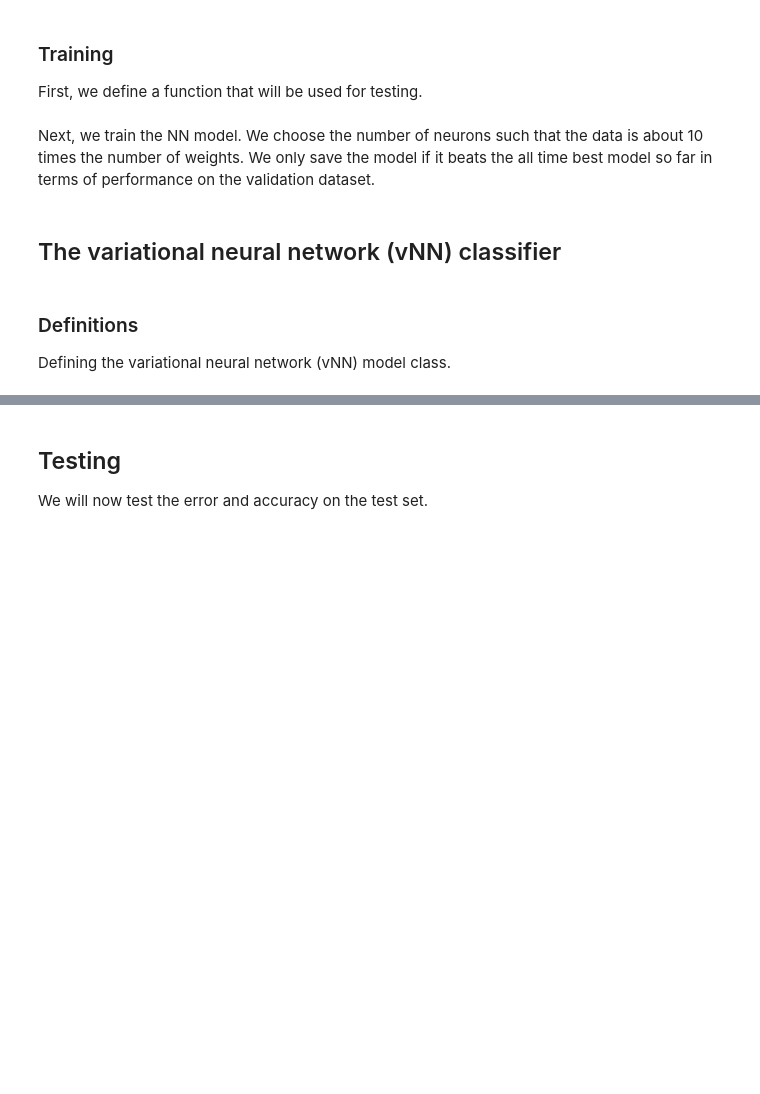
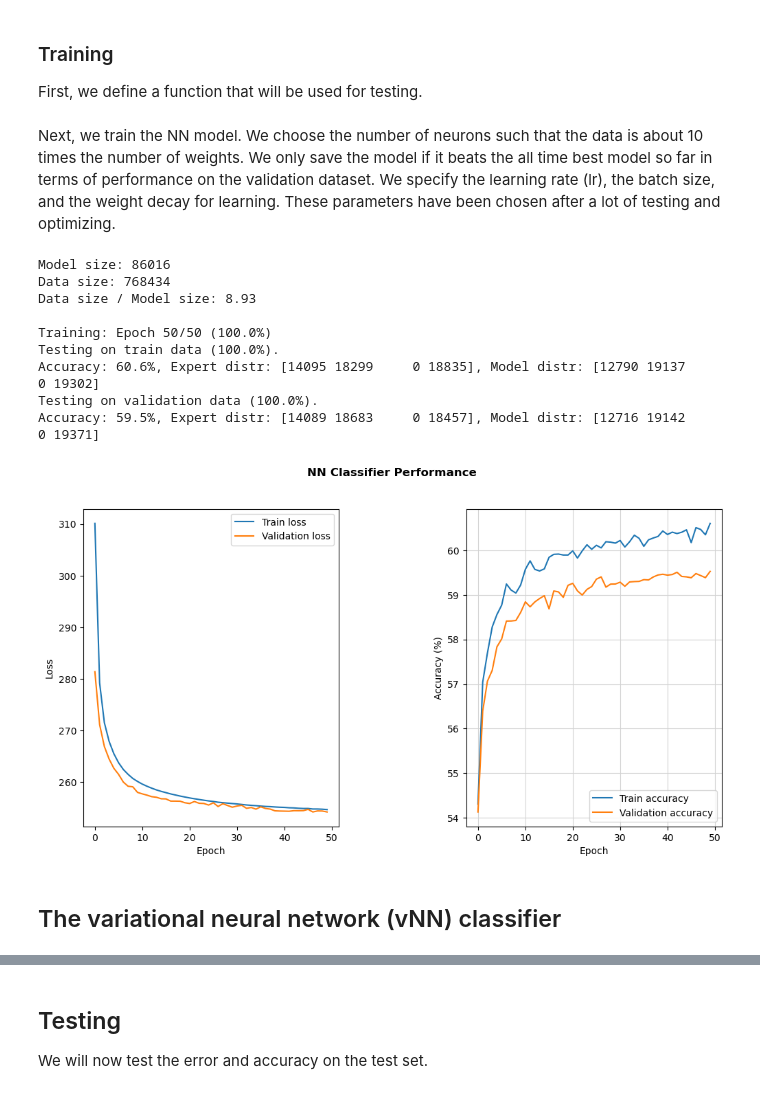
Before and after one commit to bsilue-vub/SFML_Project, a Jupyter notebook: code/question_1/question_1.ipynb, the cells around one changed output, grey strips where cells are left out. Saved outputs shown, nothing was run; the diff lists cells and outputs as text; code cells hidden in the pictures; blank space fills up the shorter version.

```diff
--- a/code/question_1/question_1.ipynb
+++ b/code/question_1/question_1.ipynb
@@ -48,8 +50,7 @@ After converting the data in this format, we will use a pre-trained variational
 #======================================#
 
 def get_preprocessed_vector_data(preprocessed_readable_data):
-    """ Preprocessing of game data into vector state representation.
-    """
+
     print("Preprocessing data into vector form.")
     # Get json converters
     with open('data/utils/rank2numbr__dataset.json', 'r') as file:
@@ -190,17 +191,10 @@ class VAE(nn.Module):
             loss = F.mse_loss(recon_x, x, reduction='sum')
         elif self.loss_type == "bce":
             loss = F.binary_cross_entropy(recon_x, x, reduction='sum')
-        elif self.loss_type == "kl":
+        elif self.loss_type == "kl": # KL Divergence
             kl_loss = -0.5 * \
                 torch.sum(1 + z_logvar - z_mean.pow(2) - z_logvar.exp())
             loss = kl_loss
-        elif self.loss_type == "wasserstein":
-            learned_mean = z_mean.mean(dim=0)
-            learned_std = torch.exp(0.5 * z_logvar).mean(dim=0)
-            prior_mean = torch.zeros_like(learned_mean)
-            prior_std = torch.ones_like(learned_std)
-            loss = torch.abs(learned_mean - prior_mean).sum() \
-                + torch.abs(learned_std - prior_std).sum()
         else:
             raise ValueError("Invalid loss type specified.")
         return loss
@@ -420,7 +425,7 @@ def to_one_hot(lst):
     one_hot[max_index] = 1
     return one_hot
 # %% [markdown]
-Next, we train the NN model. We choose the number of neurons such that the data is about 10 times the number of weights. We only save the model if it beats the all time best model so far in terms of performance on the validation dataset.
+Next, we train the NN model. We choose the number of neurons such that the data is about 10 times the number of weights. We only save the model if it beats the all time best model so far in terms of performance on the validation dataset. We specify the learning rate (lr), the batch size, and the weight decay for learning. These parameters have been chosen after a lot of testing and optimizing.
 # %%
 #===================#
 #=== NN TRAINING ===#
@@ -467,11 +472,11 @@ if __name__ == '__main__':
         if type(nn_classifier.generator_nn[i]) == nn.Linear:
             layer_dimension = len(nn_classifier.generator_nn[i].weight)
             total_dimension *= layer_dimension
-    print(f"Model size: {total_dimension}.")
-    print(f"Data size: {len(train_data)}.")
-    print(f"Data size / Model size: {len(train_data)/total_dimension:.2f}.\n")
+    print(f"Model size: {total_dimension}")
+    print(f"Data size: {len(train_data)}")
+    print(f"Data size / Model size: {len(train_data)/total_dimension:.2f}\n")
 
-    # Load mordel and data onto device
+    # Load model and data onto device
     nn_classifier = nn_classifier.to(device)
     train_inputs = torch.tensor(train_data[:, :state_dim])
     train_outputs = torch.tensor(train_data[:, state_dim:])
@@ -528,35 +533,47 @@ if __name__ == '__main__':
         val_scores.append(val_score)
 
         # Save
         if val_score > max_score and save == True:
             # Save max score
             max_score = val_score
             # Save the model
             torch.save(nn_classifier.state_dict(), f'models/{nn_classifier.name}.pth')
 
     # Plot performance
     epochs = range(num_epochs)
 
+    plt.figure(figsize=(12, 6))
     plt.suptitle("NN Classifier Performance", fontweight='bold')
+
     plt.subplot(1, 2, 1)
     plt.plot(epochs, train_losses, label='Train loss')
     plt.plot(epochs, val_losses, label='Validation loss')
     plt.xlabel('Epoch')
     plt.ylabel('Loss')
     plt.legend()
 
     plt.subplot(1, 2, 2)
     plt.plot(epochs, train_scores, label='Train accuracy')
     plt.plot(epochs, val_scores, label='Validation accuracy')
     plt.xlabel('Epoch')
     plt.ylabel('Accuracy (%)')
     plt.legend()
 
     plt.subplots_adjust(wspace=0.5)
+
+    plt.grid(color='lightgrey')
     plt.savefig('plots/nn_classifier.png')
     plt.show()
+# %% [output]
+Model size: 86016
+Data size: 768434
+Data size / Model size: 8.93
+
+Training: Epoch 50/50 (100.0%)
+Testing on train data (100.0%).
+Accuracy: 60.6%, Expert distr: [14095 18299     0 18835], Model distr: [12790 19137     0 19302]
+Testing on validation data (100.0%).
+Accuracy: 59.5%, Expert distr: [14089 18683     0 18457], Model distr: [12716 19142     0 19371]
+[figure, added]
 # %% [markdown]
 ## The variational neural network (vNN) classifier
-# %% [markdown]
-### Definitions
-Defining the variational neural network (vNN) model class.
```
Also changed, not shown: parts of 18 cells of this notebook, 4 other files.
